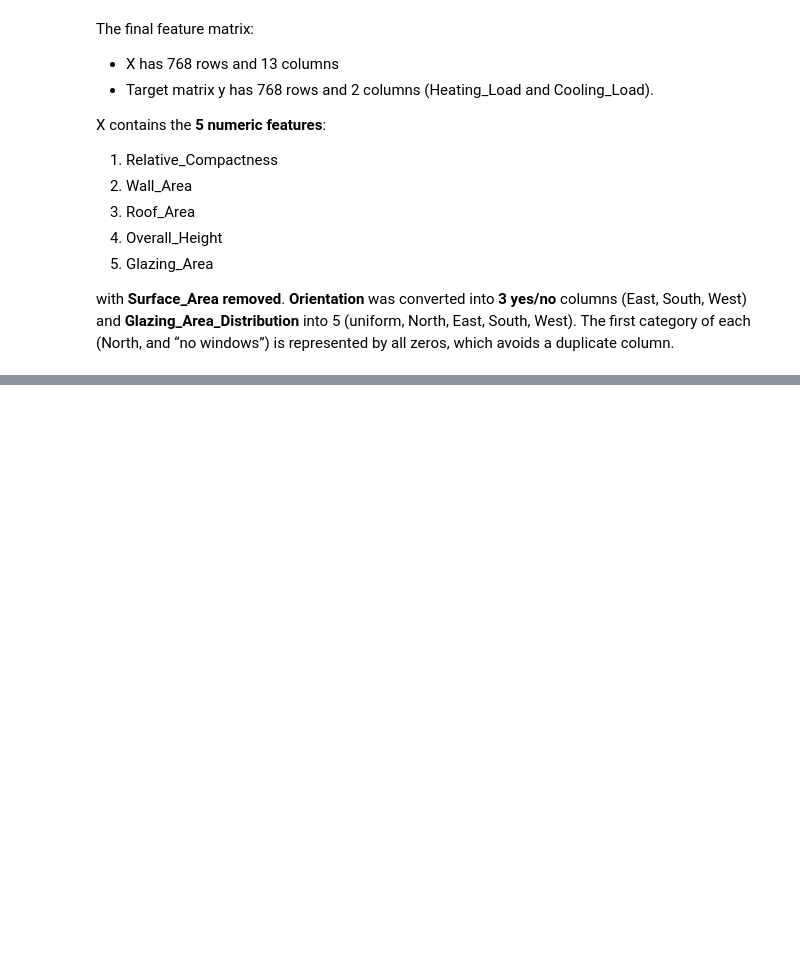
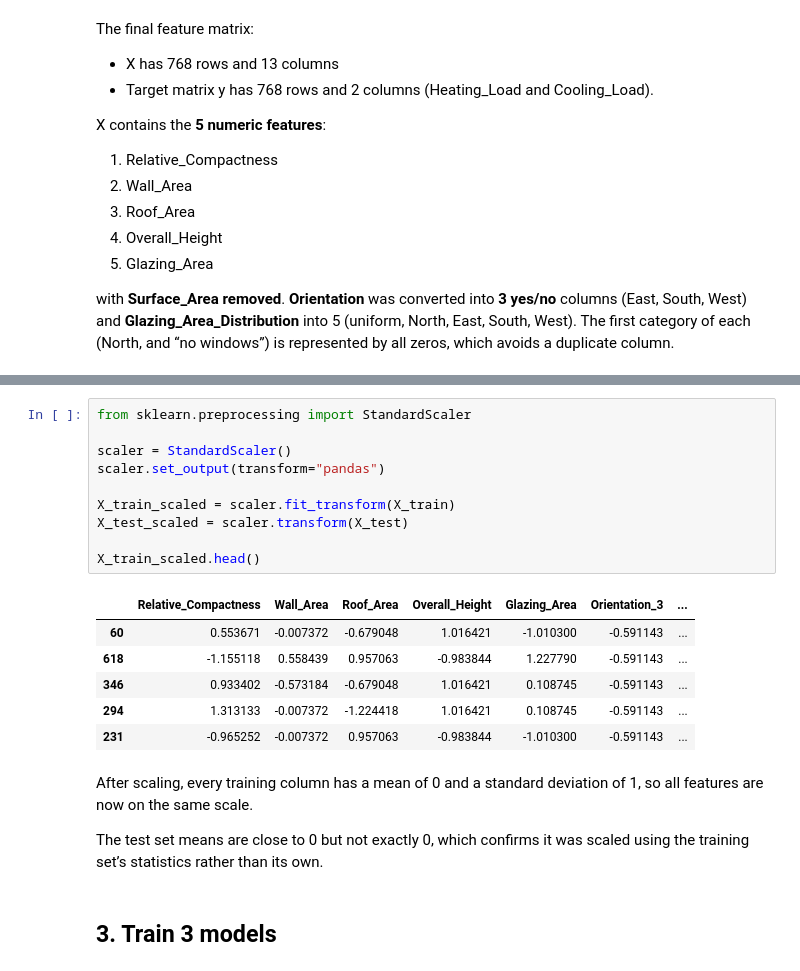
Before and after one commit to iemkhizer/energy-efficiency-regression, a Jupyter notebook: DS25-AS2-ID.ipynb, the cells around one changed output, grey strips where cells are left out. Drawn from its saved outputs; the diff is of its cells as text; blank space fills up the shorter version.

```diff
--- a/DS25-AS2-ID.ipynb
+++ b/DS25-AS2-ID.ipynb
@@ -420,0 +458,23 @@ with **Surface_Area removed**. **Orientation** was converted into **3 yes/no** c
+# %%
+from sklearn.preprocessing import StandardScaler
+
+scaler = StandardScaler()
+scaler.set_output(transform="pandas")
+
+X_train_scaled = scaler.fit_transform(X_train)
+X_test_scaled = scaler.transform(X_test)
+
+X_train_scaled.head()
+# %% [output]
+|  | Relative_Compactness | Wall_Area | Roof_Area | Overall_Height | Glazing_Area | Orientation_3 | ... |
+| 60 | 0.553671 | -0.007372 | -0.679048 | 1.016421 | -1.010300 | -0.591143 | ... |
+| 618 | -1.155118 | 0.558439 | 0.957063 | -0.983844 | 1.227790 | -0.591143 | ... |
+| 346 | 0.933402 | -0.573184 | -0.679048 | 1.016421 | 0.108745 | -0.591143 | ... |
+| 294 | 1.313133 | -0.007372 | -1.224418 | 1.016421 | 0.108745 | -0.591143 | ... |
+| 231 | -0.965252 | -0.007372 | 0.957063 | -0.983844 | -1.010300 | -0.591143 | ... |
+# %% [markdown]
+After scaling, every training column has a mean of 0 and a standard deviation of 1, so all features are now on the same scale.
+
+The test set means are close to 0 but not exactly 0, which confirms it was scaled using the training set’s statistics rather than its own.
+# %% [markdown]
+## 3. Train 3 models
```
Also changed, not shown: parts of 40 cells of this notebook, 1 other file.
